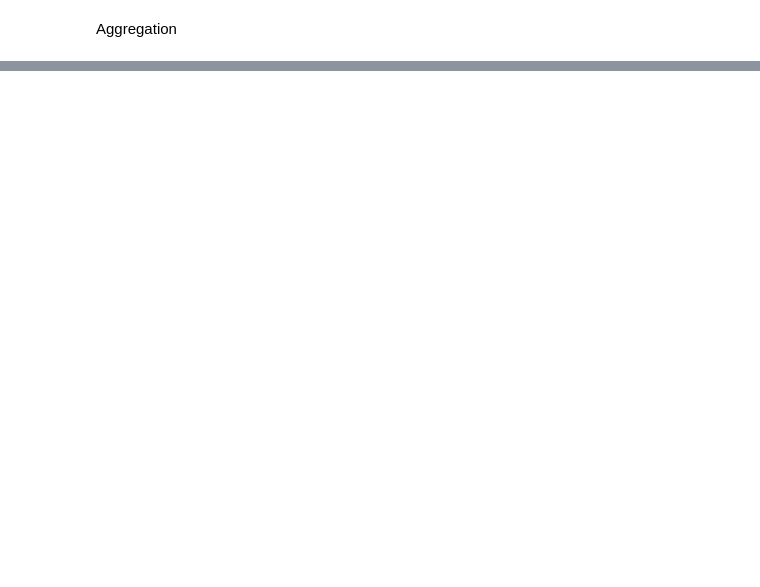
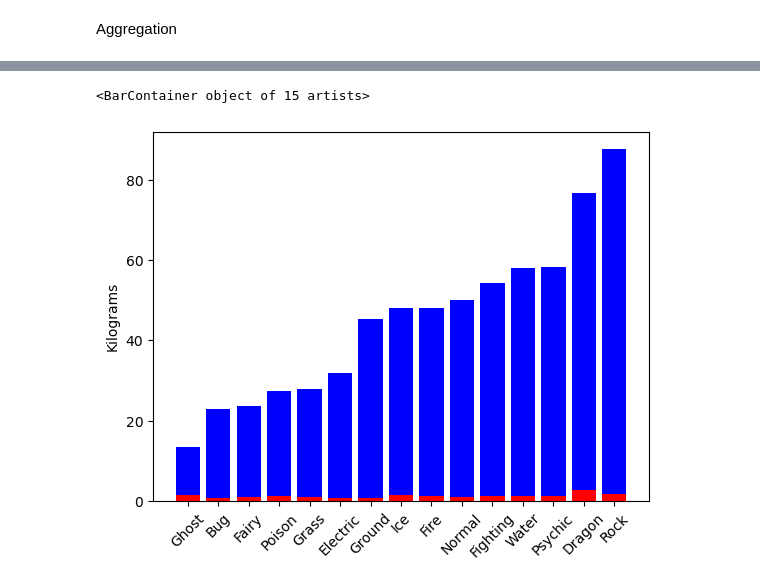
Before and after one commit to termineinar/TECH2-H25, a Jupyter notebook: workshops/Einars_fil/Pandas_Bro_code.ipynb, the cells around one changed output, grey strips where cells are left out. Saved outputs shown, nothing was run; the diff lists cells and outputs as text; code cells hidden in the pictures; blank space fills up the shorter version.

```diff
--- a/workshops/Einars_fil/Pandas_Bro_code.ipynb
+++ b/workshops/Einars_fil/Pandas_Bro_code.ipynb
@@ -129,0 +146,14 @@ df[df["Height"]>8.7]
+# %%
+#groupby
+#graphing the avrage weight by Type1 in a barchart
+group_weight = df.groupby("Type1")["Weight"].mean().sort_values()
+group_height = df.groupby("Type1")["Height"].mean()
+import matplotlib.pyplot as plt
+plt.Figure(figsize=(10,5)) # making it wider
+plt.xticks(rotation=45, fontsize = 10) #rotating the x-tics by 45 degrees and making font smaller
+plt.ylabel("Kilograms")
+plt.bar(group_weight.index, group_weight.values, color = "Blue") #plotting with index as x-values and values as y-values
+plt.bar(group_height.index, group_height.values, color = "Red")
+# %% [output]
+<BarContainer object of 15 artists>
+[figure, added]
```
Also changed, not shown: parts of 9 cells of this notebook, 1 other file.
